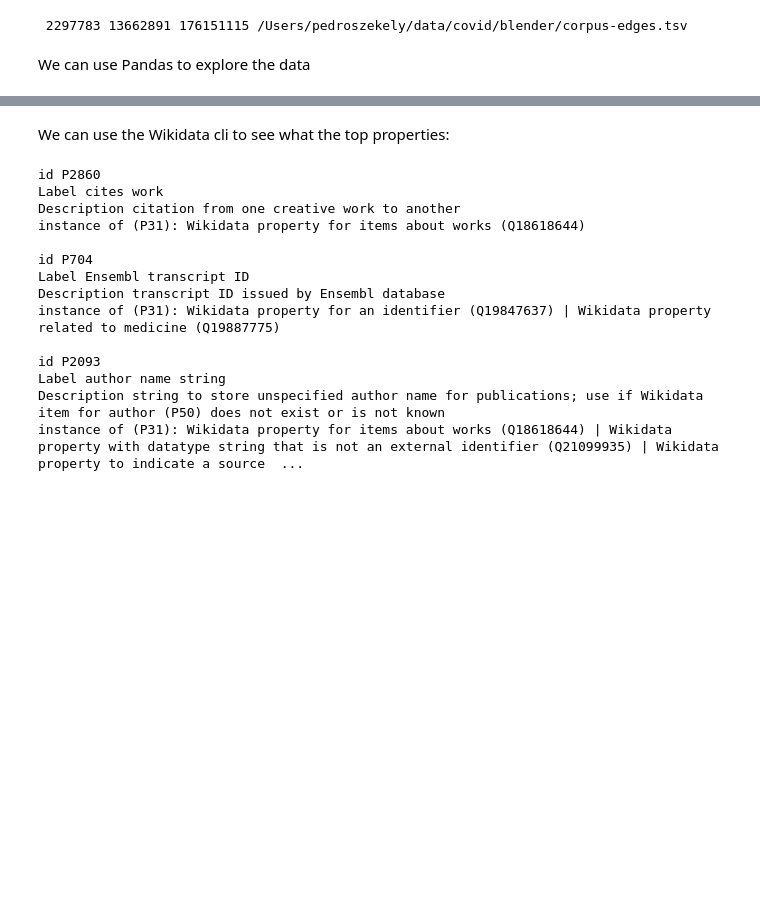
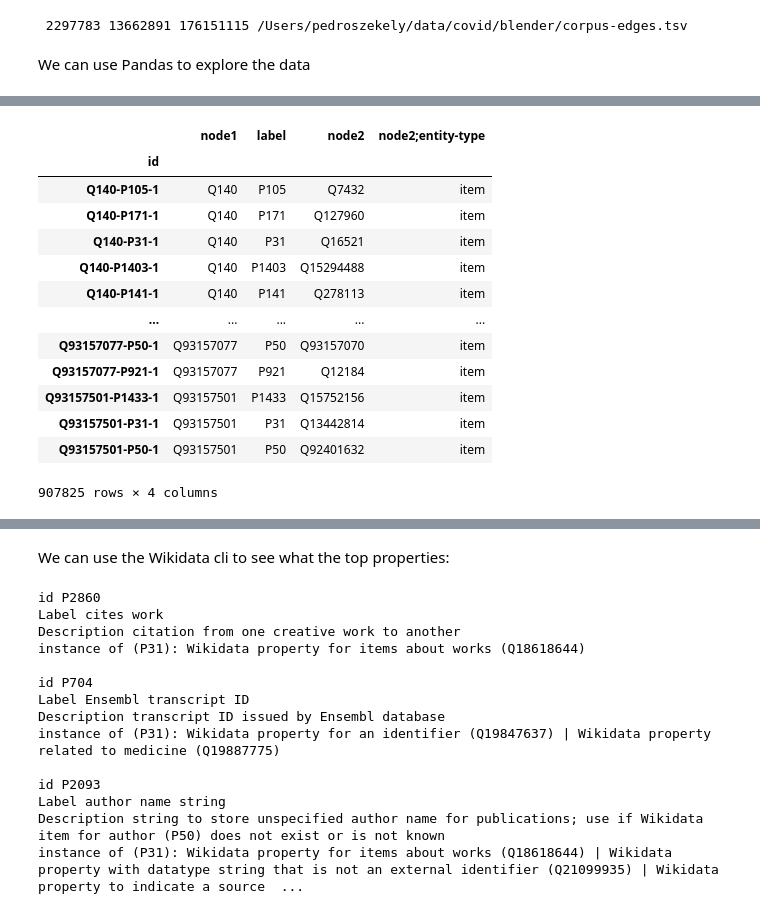
Before and after one commit to usc-isi-i2/CKG-COVID-19, a Jupyter notebook: build-covid-kg.ipynb, the cells around one changed output, grey strips where cells are left out. Drawn from its saved outputs; the diff is of its cells as text; code cells hidden in the pictures; blank space fills up the shorter version.

```diff
--- a/build-covid-kg.ipynb
+++ b/build-covid-kg.ipynb
@@ -173,5 +176,5 @@ We now have 2.2 million edges for the entities in our corpus.
 # %% [markdown]
 We can use Pandas to explore the data
 # %%
-ce = pd.read_csv(os.getenv("COVID")+'/corpus-edges.tsv', delimiter='\t')
-ce.loc[:, ['id', 'node1', 'label', 'node2']]
+ce = pd.read_csv(os.getenv("COVID")+'/corpus-edges.tsv', delimiter='\t', index_col=['id'])
+#ce.loc[:, [ 'node2']]
@@ -191,0 +191,17 @@ ce.loc[:, ['id', 'node1', 'label', 'node2']]
+# %%
+ce[ce['node2;entity-type']=='item'].loc[:, ['node1', 'label', 'node2', 'node2;entity-type']]
+# %% [output]
+|  | node1 | label | node2 | node2;entity-type |
+| id |  |  |  |  |
+| Q140-P105-1 | Q140 | P105 | Q7432 | item |
+| Q140-P171-1 | Q140 | P171 | Q127960 | item |
+| Q140-P31-1 | Q140 | P31 | Q16521 | item |
+| Q140-P1403-1 | Q140 | P1403 | Q15294488 | item |
+| Q140-P141-1 | Q140 | P141 | Q278113 | item |
+| ... | ... | ... | ... | ... |
+| Q93157077-P50-1 | Q93157077 | P50 | Q93157070 | item |
+| Q93157077-P921-1 | Q93157077 | P921 | Q12184 | item |
+| Q93157501-P1433-1 | Q93157501 | P1433 | Q15752156 | item |
+| Q93157501-P31-1 | Q93157501 | P31 | Q13442814 | item |
+| Q93157501-P50-1 | Q93157501 | P50 | Q92401632 | item |
+907825 rows × 4 columns
```
Also changed, not shown: parts of 12 cells of this notebook.
